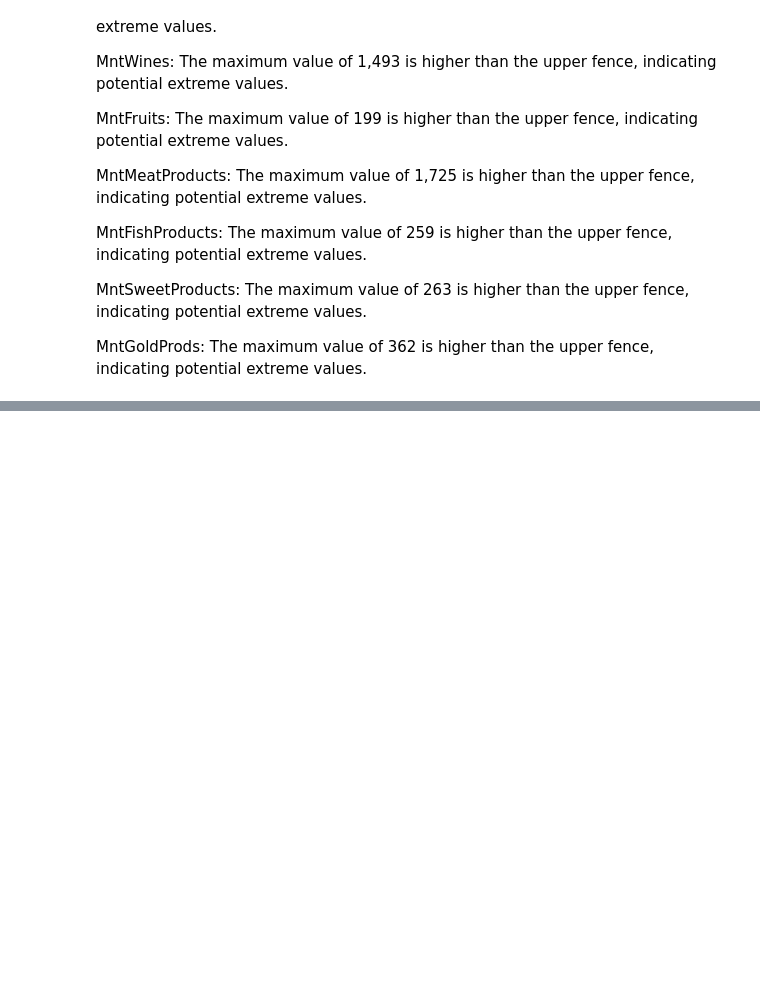
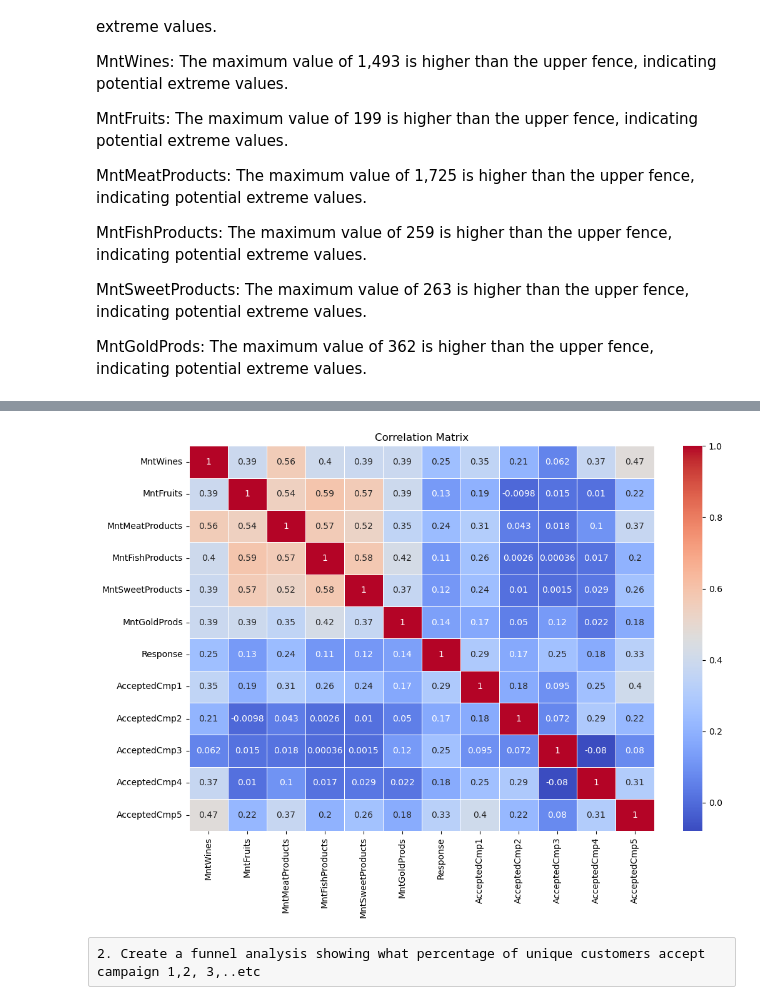
Before and after one commit to warunsrk/Capstone_RetailSales_ABADS_B11, a Jupyter notebook: Capstone_Project - Retail_Sales_Case_Study.ipynb, the cells around one changed output, grey strips where cells are left out. Saved outputs shown, nothing was run; the diff lists cells and outputs as text; code cells hidden in the pictures; blank space fills up the shorter version.

Commit message:
Add files via upload
 Did the following tasks business analysis and hypothesis
* Hypotheses Testing
* Funnel Analysis
* Income Impact Analysis

```diff
--- a/Capstone_Project - Retail_Sales_Case_Study.ipynb
+++ b/Capstone_Project - Retail_Sales_Case_Study.ipynb
@@ -394,0 +384,26 @@ The maximum value of 362 is higher than the upper fence, indicating potential ex
+# %%
+import scipy.stats as stats
+
+# spending categories and campaign response columns
+spending_categories = ['MntWines','MntFruits','MntMeatProducts','MntFishProducts','MntSweetProducts','MntGoldProds']
+campaign_responses = ['Response','AcceptedCmp1','AcceptedCmp2','AcceptedCmp3','AcceptedCmp4','AcceptedCmp5']
+
+# Create a summary of statistical tests results
+hypothesis_results = pd.DataFrame(columns=['Campaign','Category','P-Value','Mean_Responder','Mean_Non_Responder'])
+
+# Performing t-tests for each spending category against each campaign response
+for response in campaign_responses:
+    for category in spending_categories:
+        responders = consolidated_df[consolidated_df[response] == 1][category]
+        non_responders = consolidated_df[consolidated_df[response] == 0][category]
+        t_stat, p_value = stats.ttest_ind(responders, non_responders, nan_policy='omit')
+
+        hypothesis_results = pd.concat([hypothesis_results, pd.DataFrame({
+            'Campaign': [response],
+            'Category': [category],
+            'P-Value': [p_value],
+            'Mean_Responder': [responders.mean()],
+            'Mean_Non_Responder': [non_responders.mean()]
+        })], ignore_index=True)
+
+hypothesis_results
@@ -394,0 +459,14 @@ The maximum value of 362 is higher than the upper fence, indicating potential ex
+# %%
+import seaborn as sns
+# Correlation matrix to see relationships between spending and campaign responses
+correlation_matrix = consolidated_df[spending_categories + campaign_responses].corr()
+
+plt.figure(figsize=(12, 8))
+sns.heatmap(correlation_matrix, annot=True, cmap='coolwarm', linewidths=0.5)
+plt.title('Correlation Matrix')
+plt.show()
+# %% [output]
+[figure, added]
+# %% [raw]
+2. Create a funnel analysis showing what percentage of unique customers accept
+campaign 1,2, 3,..etc
```
Also changed, not shown: parts of 10 cells of this notebook.
